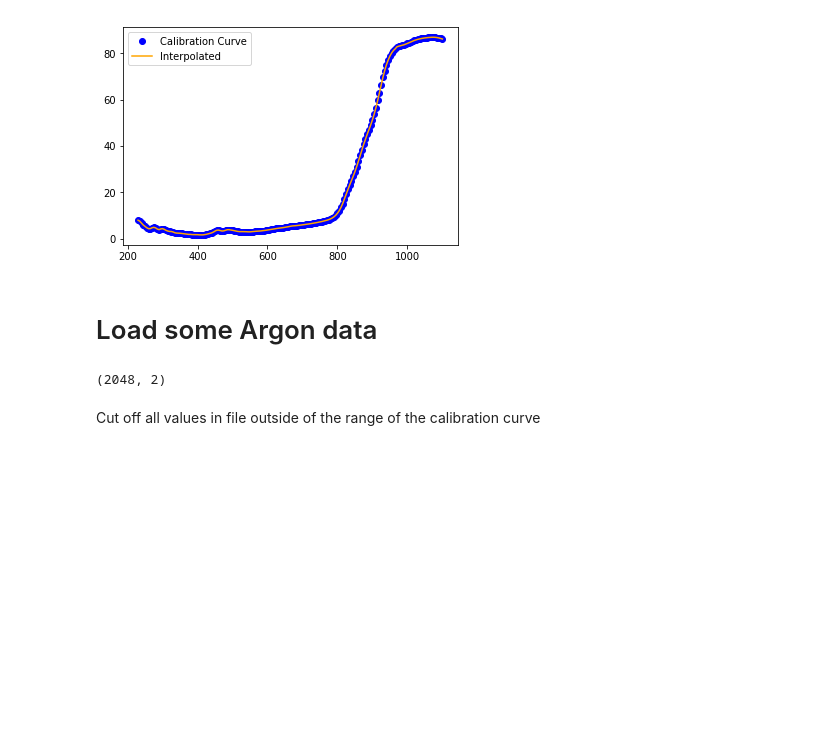
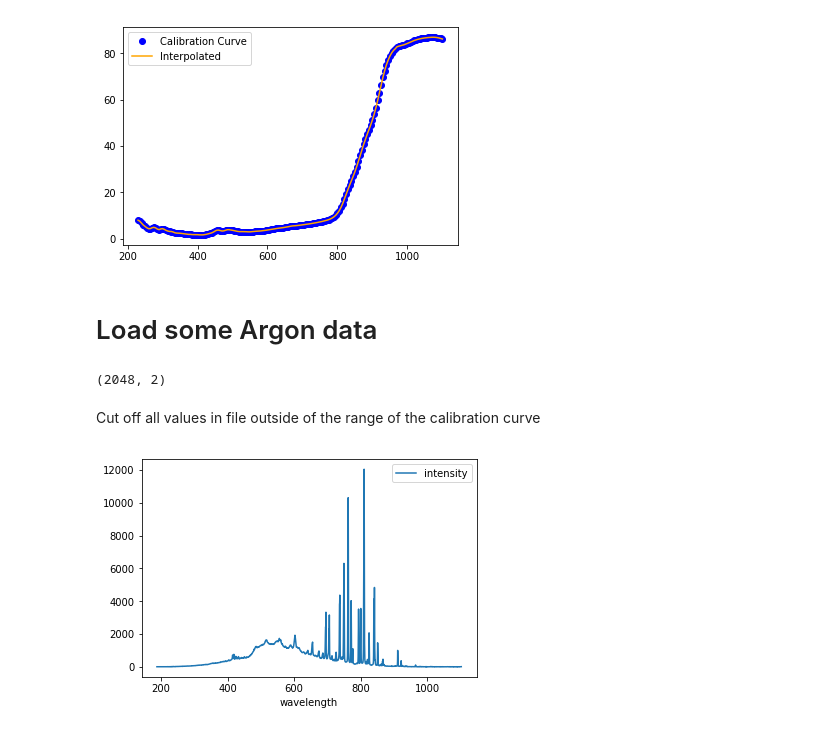
Before and after one commit to piovere/zeTorch, a Jupyter notebook: Black body peak fitting.ipynb, the cells around one changed output. Cells and saved outputs as stored; diff of their text form; code cells hidden in the pictures; blank space fills up the shorter version.

```diff
--- a/Black body peak fitting.ipynb
+++ b/Black body peak fitting.ipynb
@@ -60,0 +63,7 @@ np.where()
+# %%
+pddata = pd.DataFrame(data, columns=['wavelength', 'intensity'], index=data[:,0])
+# %%
+pddata.plot(x='wavelength', y='intensity')
+plt.show()
+# %% [output]
+[figure, added]
```
Also changed, not shown: parts of 49 cells of this notebook.
